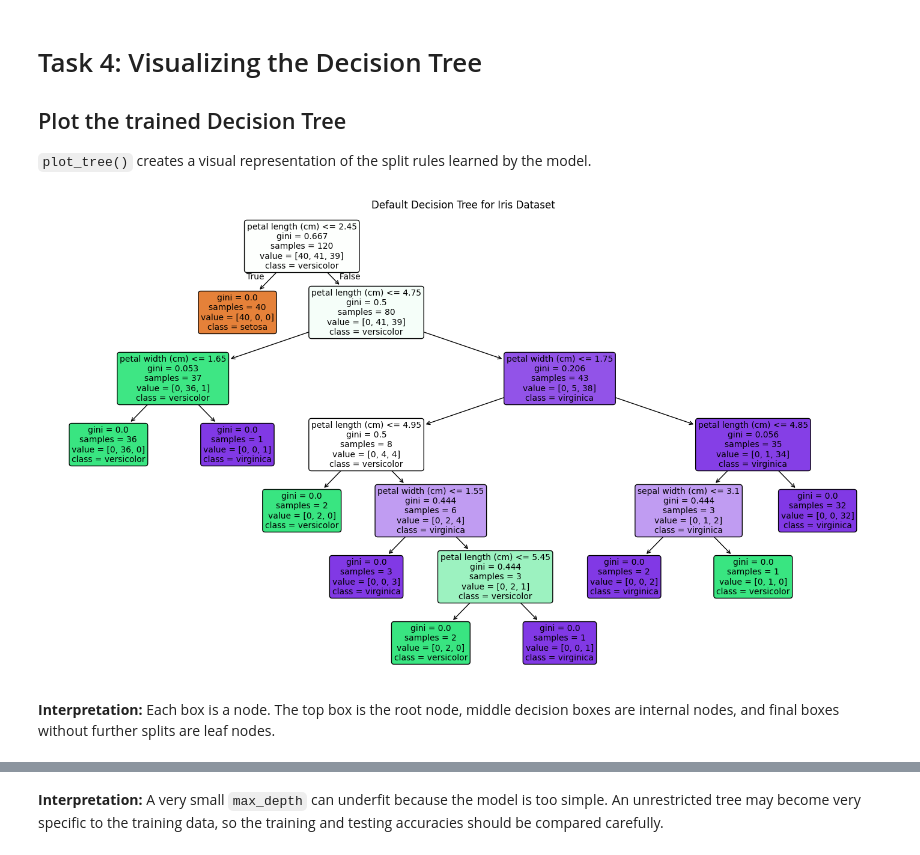
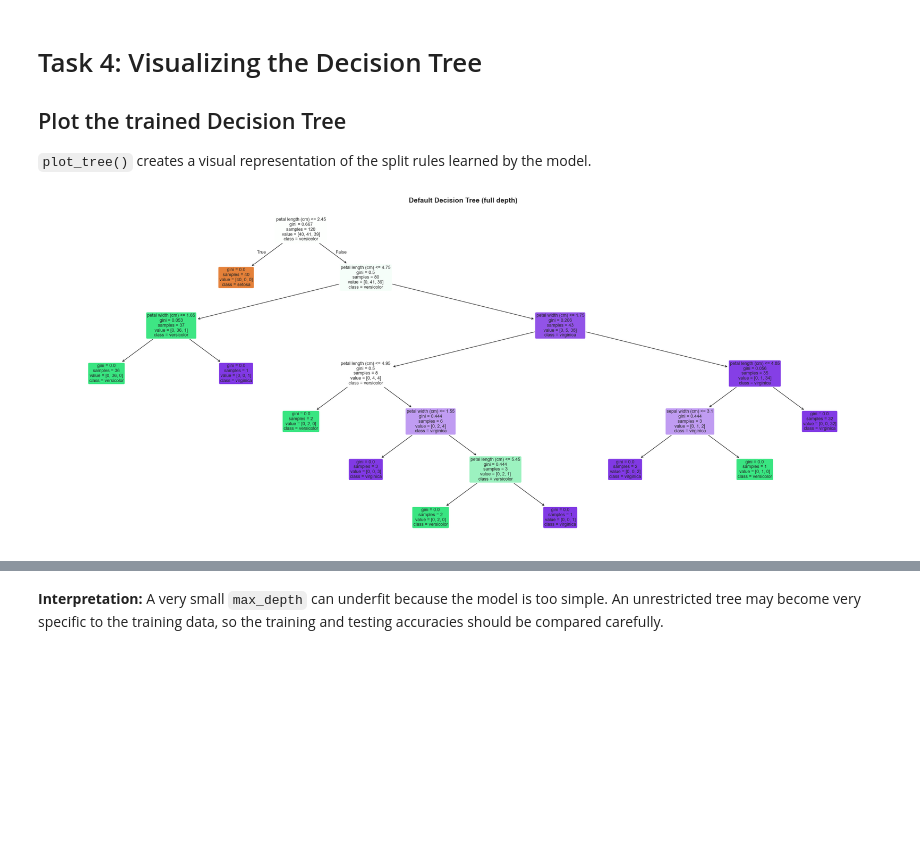
Before and after one commit to OCTehckie18/ML-Lab-2547237, a Jupyter notebook: Lab_activity/decision_trees.ipynb, the cells around one changed output, grey strips where cells are left out. Cells and saved outputs as stored; diff of their text form; code cells hidden in the pictures; blank space fills up the shorter version.

Commit message:
fix: lab7 visual implementation

```diff
--- a/Lab_activity/decision_trees.ipynb
+++ b/Lab_activity/decision_trees.ipynb
@@ -18,12 +20,20 @@ This first cell imports the tools used throughout the notebook.
 - `GridSearchCV` searches across hyperparameter combinations.
 # %%
 import pandas as pd
+import numpy as np
 import matplotlib.pyplot as plt
+import matplotlib.patches as mpatches
+import seaborn as sns
 
 from sklearn.datasets import load_iris
 from sklearn.model_selection import train_test_split, GridSearchCV
 from sklearn.tree import DecisionTreeClassifier, plot_tree, _tree
 from sklearn.metrics import accuracy_score, confusion_matrix, classification_report
+from sklearn.inspection import DecisionBoundaryDisplay
 
 pd.set_option("display.max_columns", None)
+
+# Set consistent plot style
+sns.set_theme(style="whitegrid", palette="husl")
+plt.rcParams["figure.dpi"] = 100
 # %% [markdown]
@@ -212,18 +323,18 @@ weighted avg       1.00      1.00      1.00        30
 
 `plot_tree()` creates a visual representation of the split rules learned by the model.
 # %%
-plt.figure(figsize=(18, 10))
+fig, ax = plt.subplots(figsize=(24, 10))
 plot_tree(
     default_tree,
     feature_names=iris.feature_names,
     class_names=iris.target_names,
     filled=True,
     rounded=True,
-    fontsize=10
+    fontsize=9,
+    ax=ax,
 )
-plt.title("Default Decision Tree for Iris Dataset")
+ax.set_title("Default Decision Tree (full depth)", fontsize=14, fontweight="bold")
+plt.tight_layout()
 plt.show()
 # %% [output]
-[figure, old version]
+[figure, new version]
-# %% [markdown]
-**Interpretation:** Each box is a node. The top box is the root node, middle decision boxes are internal nodes, and final boxes without further splits are leaf nodes.
```
Also changed, not shown: parts of 83 cells of this notebook.
